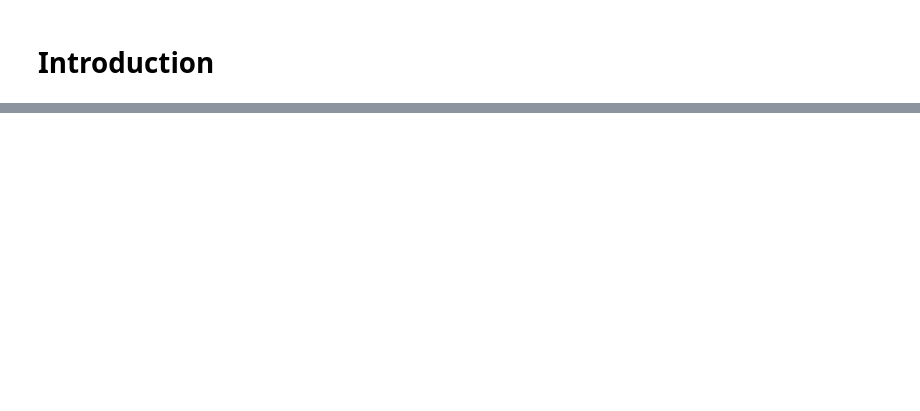
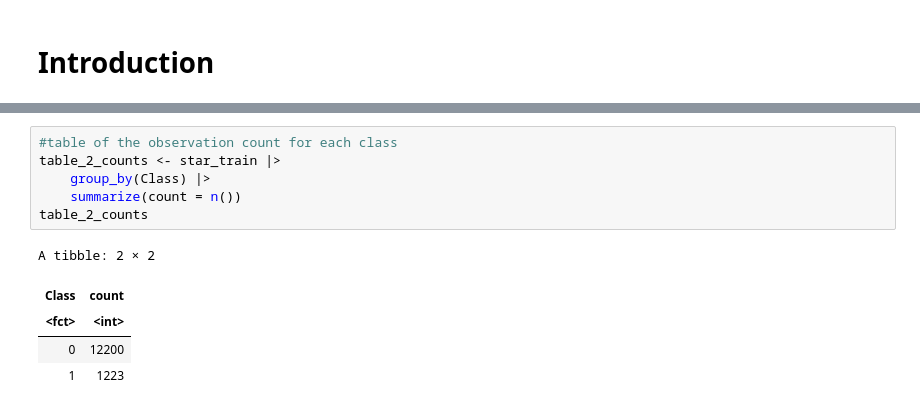
Before and after one commit to natashawong03/dsci100_group_project, a Jupyter notebook: TBgroupproject.ipynb, the cells around one changed output, grey strips where cells are left out. Drawn from its saved outputs; the diff is of its cells as text; blank space fills up the shorter version.

```diff
--- a/TBgroupproject.ipynb
+++ b/TBgroupproject.ipynb
@@ -102,0 +97,12 @@ library(tidyverse)
+# %%
+#table of the observation count for each class
+table_2_counts <- star_train |>
+    group_by(Class) |>
+    summarize(count = n())
+table_2_counts
+# %% [output]
+A tibble: 2 × 2
+| Class | count |
+| <fct> | <int> |
+| 0 | 12200 |
+| 1 | 1223 |
```
Also changed, not shown: parts of 19 cells of this notebook.
